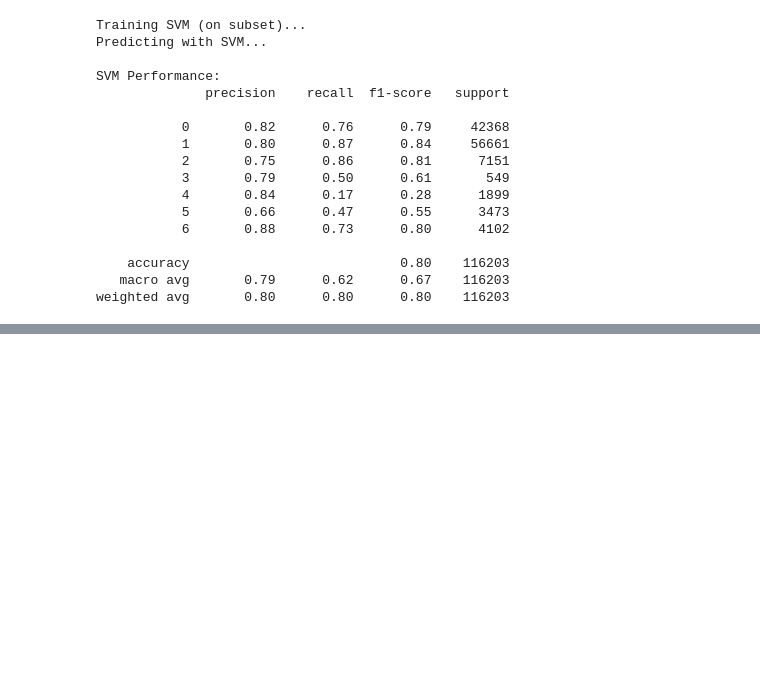
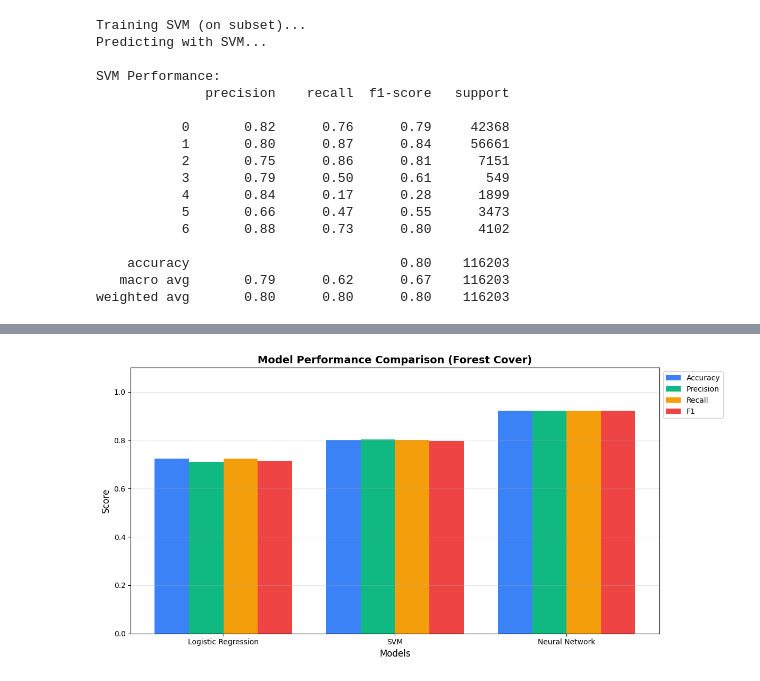
Before and after one commit to Aditya01237/Machine_Learning_2, a Jupyter notebook: Forest_Cover_Type_Dataset.ipynb, the cells around one changed output, grey strips where cells are left out. Saved outputs shown, nothing was run; the diff lists cells and outputs as text; code cells hidden in the pictures; blank space fills up the shorter version.

```diff
--- a/Forest_Cover_Type_Dataset.ipynb
+++ b/Forest_Cover_Type_Dataset.ipynb
@@ -434,0 +399,86 @@ plt.show()
+# %%
+# ============================================================================
+# 6. COMPARATIVE ANALYSIS (Updated for Forest Cover)
+# ============================================================================
+
+print("\n" + "="*80)
+print("COMPARATIVE ANALYSIS")
+print("="*80)
+
+# 1. Compile Results into a Dictionary
+# We calculate Weighted metrics because this is a multiclass problem with imbalance
+results = {}
+
+models_preds = [
+    ('Logistic Regression', y_pred_lr),
+    ('SVM', y_pred_svm),
+    ('Neural Network', y_pred_nn)
+]
+
+for name, preds in models_preds:
+    results[name] = {
+        'test_metrics': {
+            'accuracy': accuracy_score(y_test, preds),
+            'precision': precision_score(y_test, preds, average='weighted'),
+            'recall': recall_score(y_test, preds, average='weighted'),
+            'f1': f1_score(y_test, preds, average='weighted')
+        },
+        'confusion_matrix': confusion_matrix(y_test, preds)
+    }
+
+# 2. Create Comparison DataFrame
+comparison_data = []
+for model_name, model_results in results.items():
+    row = {'Model': model_name}
+    row.update(model_results['test_metrics'])
+    comparison_data.append(row)
+
+comparison_df = pd.DataFrame(comparison_data)
+comparison_df = comparison_df.round(4)
+
+print("\nModel Performance Comparison:")
+print(comparison_df.to_string(index=False))
+
+# Optional: Save to CSV
+# comparison_df.to_csv('forest_model_comparison.csv', index=False)
+
+# 3. Visualize Comparison (Grouped Bar Chart)
+fig, ax = plt.subplots(figsize=(12, 6))
+
+metrics_to_plot = ['accuracy', 'precision', 'recall', 'f1']
+x = np.arange(len(results))
+width = 0.2
+
+# Distinct colors for metrics
+colors = ['#3b82f6', '#10b981', '#f59e0b', '#ef4444']
+
+for idx, metric in enumerate(metrics_to_plot):
+    values = [results[model]['test_metrics'][metric] for model in results.keys()]
+    ax.bar(x + idx*width, values, width, label=metric.capitalize(), color=colors[idx])
+
+ax.set_xlabel('Models', fontsize=12)
+ax.set_ylabel('Score', fontsize=12)
+ax.set_title('Model Performance Comparison (Forest Cover)', fontsize=14, fontweight='bold')
+ax.set_xticks(x + width * 1.5)
+ax.set_xticklabels(results.keys())
+ax.set_ylim(0, 1.1)  # Extend y-axis slightly for legend space
+ax.legend(loc='upper left', bbox_to_anchor=(1, 1))
+ax.grid(True, alpha=0.3, axis='y')
+
+plt.tight_layout()
+plt.show()
+
+# 4. Confusion Matrix Comparison
+fig, axes = plt.subplots(1, 3, figsize=(20, 6))
+
+for idx, (model_name, model_results) in enumerate(results.items()):
+    cm = model_results['confusion_matrix']
+    sns.heatmap(cm, annot=True, fmt='d', cmap='Blues', ax=axes[idx], cbar=False)
+
+    axes[idx].set_title(f'{model_name}\nConfusion Matrix', fontsize=12, fontweight='bold')
+    axes[idx].set_ylabel('True Label')
+    axes[idx].set_xlabel('Predicted Label')
+
+plt.tight_layout()
+plt.show()
+# %% [output]
@@ -434,0 +494 @@ plt.show()
+[figure, added]
```
Also changed, not shown: parts of 8 cells of this notebook.
